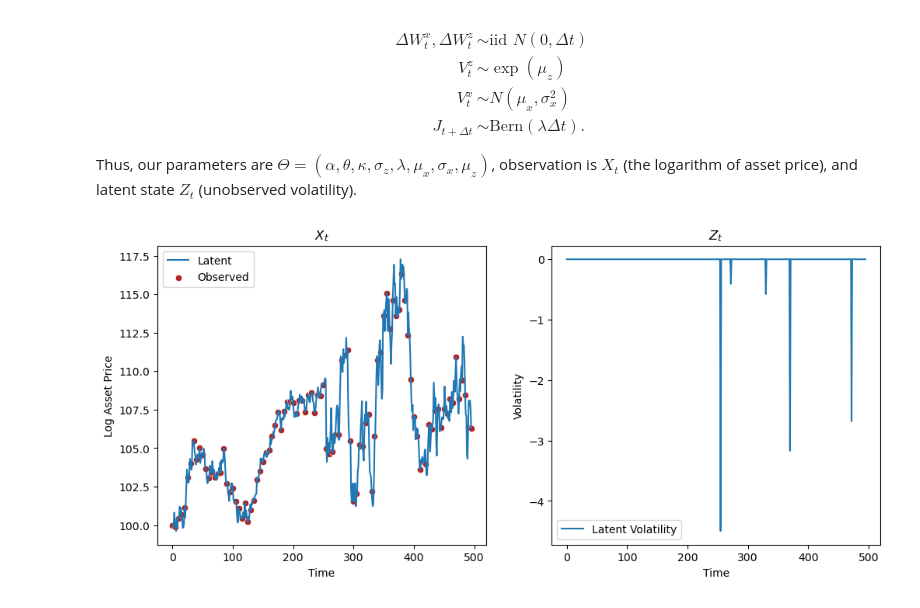
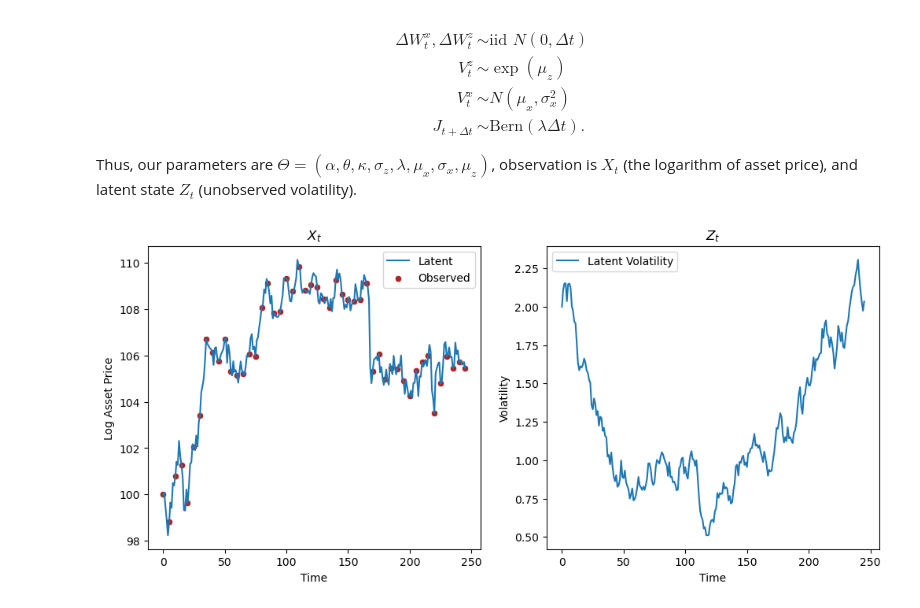
Before and after one commit to mlysy/pfjax, a Jupyter notebook: docs/notebooks/JumpDiff.ipynb, the cells around one changed output. Cells and saved outputs as stored; diff of their text form; code cells hidden in the pictures.

```diff
--- a/docs/notebooks/JumpDiff.ipynb
+++ b/docs/notebooks/JumpDiff.ipynb
@@ -48,17 +48,16 @@ def euler_sim_jump(key, x, dt, drift_diff, jump, theta):
     Returns:
         Simulated SDE values. A vector of size `n_dims`.
     """
-    key_diff, key_jump = random.split(key)
-    diff_process = drift_diff(key_diff, x, theta, dt)
-    jump_process = jump(key_jump, x, theta, dt)
+    _, diff_subkey, jump_subkey = random.split(key, 3)
+    diff_process = drift_diff(diff_subkey, x, theta, dt)
+    jump_process = jump(jump_subkey, x, theta, dt)
     return jnp.append(diff_process + jump_process, jump_process)
 
-class SDEModel_tmp(object):
+class SDEModel(object):
 
-    def __init__(self, dt, n_res, meas_model="Error-free"):
+    def __init__(self, dt, n_res):
         self._dt = dt
         self._n_res = n_res
-        self._meas_model = meas_model
 
         def euler_sim(self, key, x, dt, theta):
             return euler_sim_jump(key, x, dt, self.drift_diff, self.jump, theta)
@@ -77,4 +76,7 @@ class SDEModel_tmp(object):
         init = {"x": x_prev[-1], "key": key}
         last, full = lax.scan(fun, init, jnp.arange(self._n_res))
         return full
+
+    def is_valid_state(self, x, theta):
+        return True
 # %%
@@ -123,9 +228,9 @@ class JumpDiff(SDEModel_tmp):
 # %%
-key = random.PRNGKey(5)
+key = random.PRNGKey(0)
 
 dt = 1
 n_res = 5
-n_obs = 100
+n_obs = 50
 theta = jnp.array([0.08, 0.02, -0.03, 0.12, 0.05, -3.1, 2.7, 1.7])
 x_init = jnp.block([[jnp.zeros((n_res-1, 4))],
                     [jnp.array([2.0, 100.0,0,0])]])
@@ -141,18 +246,18 @@ tmp = pd.DataFrame(jnp.array([
 # %%
 fig, ax = plt.subplots(nrows=1, ncols=2, figsize=(12, 5), sharey = False)
 
 sns.lineplot(data= x_state[:,:,1].reshape(n_res*n_obs,1)[(n_res-1):].squeeze(),
              ax = ax[0],
              label = "Latent")
 sns.scatterplot(x = "Time", y = "Log Asset Price",
                 data = tmp,
                 color = "firebrick",
                 ax = ax[0],
                 label="Observed").set(title ="$X_t$");
 
 # plt.plot(y_meas)
-sns.lineplot(data= x_state[:,:,3].reshape(n_res*n_obs,1)[(n_res-1):].squeeze(),
+sns.lineplot(data= x_state[:,:,0].reshape(n_res*n_obs,1)[(n_res-1):].squeeze(),
              ax = ax[1],
              label = "Latent Volatility").set(xlabel="Time",title = "$Z_t$", ylabel="Volatility");
 # %% [output]
-[figure, old version]
+[figure, new version]
```
Also changed, not shown: parts of 10 cells of this notebook.
